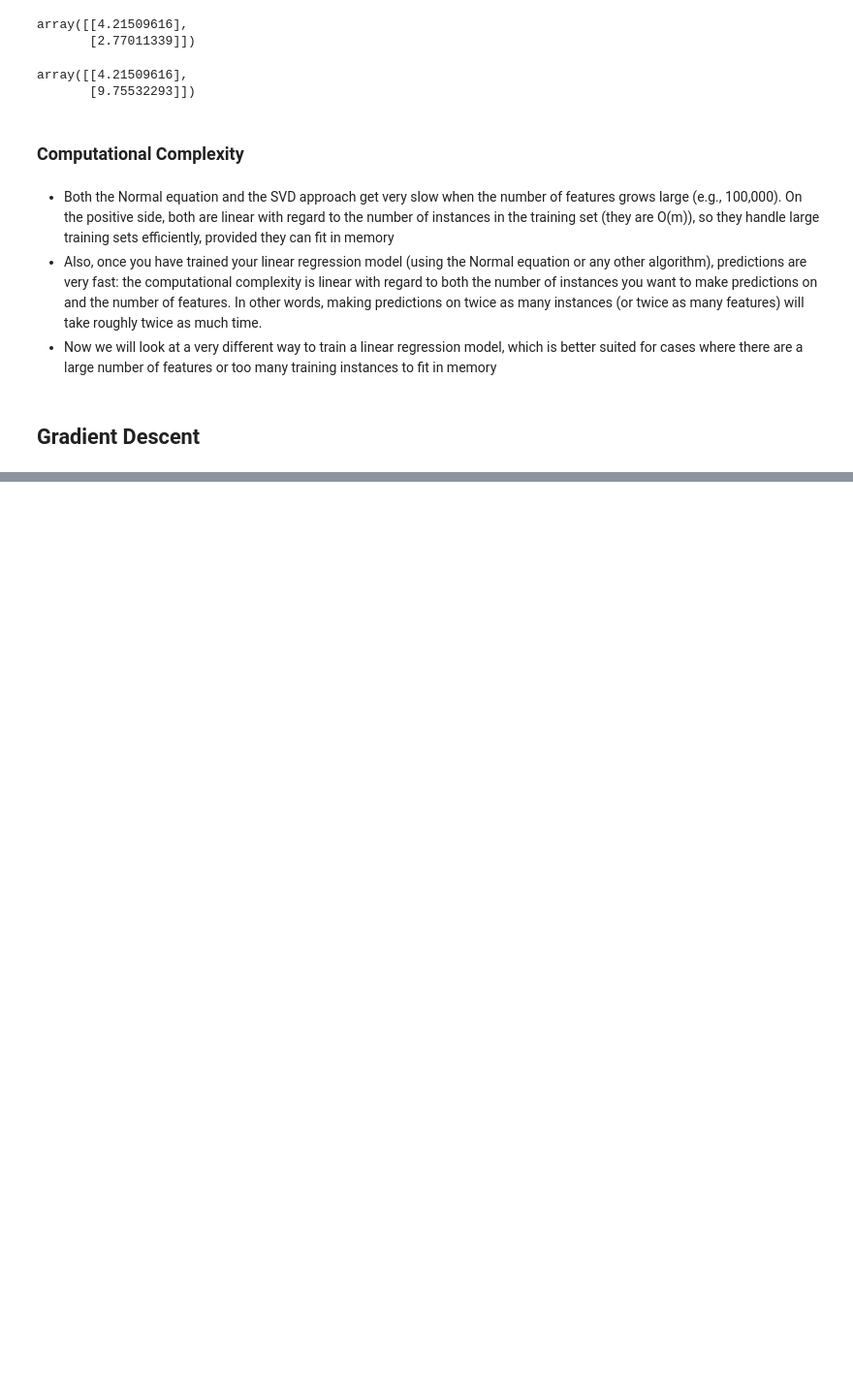
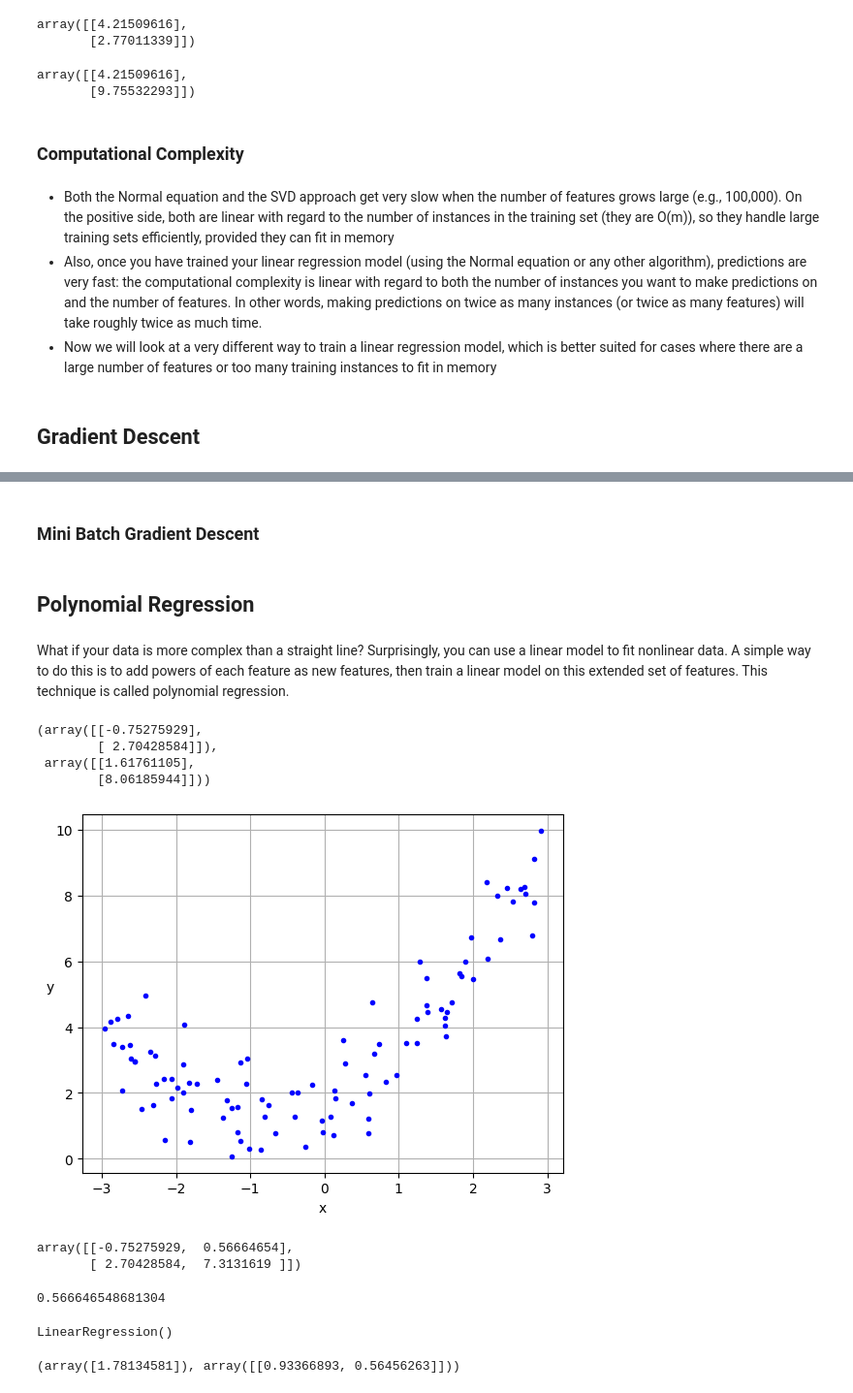
Before and after one commit to ye-wen-zi/py-machine-learning, a Jupyter notebook: training_model.ipynb, the cells around one changed output, grey strips where cells are left out. Shown: that part at 97% size. Cells and saved outputs as stored; diff of their text form; code cells hidden in the pictures; blank space fills up the shorter version.

Commit message:
polynomial regression

```diff
--- a/training_model.ipynb
+++ b/training_model.ipynb
@@ -129,0 +142,33 @@ instances to fit in memory
+# %% [markdown]
+### Mini Batch Gradient Descent
+# %% [markdown]
+## Polynomial Regression
+# %% [markdown]
+What if your data is more complex than a straight line? Surprisingly, you can use a
+linear model to fit nonlinear data. A simple way to do this is to add powers of each
+feature as new features, then train a linear model on this extended set of features. This
+technique is called polynomial regression.
+# %%
+import numpy as np
+
+np.random.seed(42)
+num_instances = 100
+X = 6 * np.random.rand(num_instances, 1) - 3
+y = 0.5*X**2 + X + 2 + np.random.randn(num_instances, 1)
+# %%
+X[:2], y[:2]
+# %% [output]
+(array([[-0.75275929],
+        [ 2.70428584]]),
+ array([[1.61761105],
+        [8.06185944]]))
+# %%
+import matplotlib.pyplot as plt
+
+plt.plot(X, y, 'b.')
+plt.xlabel('x')
+plt.ylabel('y', rotation=0)
+plt.grid()
+plt.show()
+# %% [output]
+[figure, added]
@@ -129,0 +181,18 @@ instances to fit in memory
+# %%
+X_poly[:2]
+# %% [output]
+array([[-0.75275929,  0.56664654],
+       [ 2.70428584,  7.3131619 ]])
+# %%
+(-0.75275929) ** 2
+# %% [output]
+0.566646548681304
+# %%
+lin_reg = LinearRegression()
+lin_reg.fit(X_poly, y)
+# %% [output]
+LinearRegression()
+# %%
+lin_reg.intercept_, lin_reg.coef_
+# %% [output]
+(array([1.78134581]), array([[0.93366893, 0.56456263]]))
```
Also changed, not shown: parts of 10 cells of this notebook.
